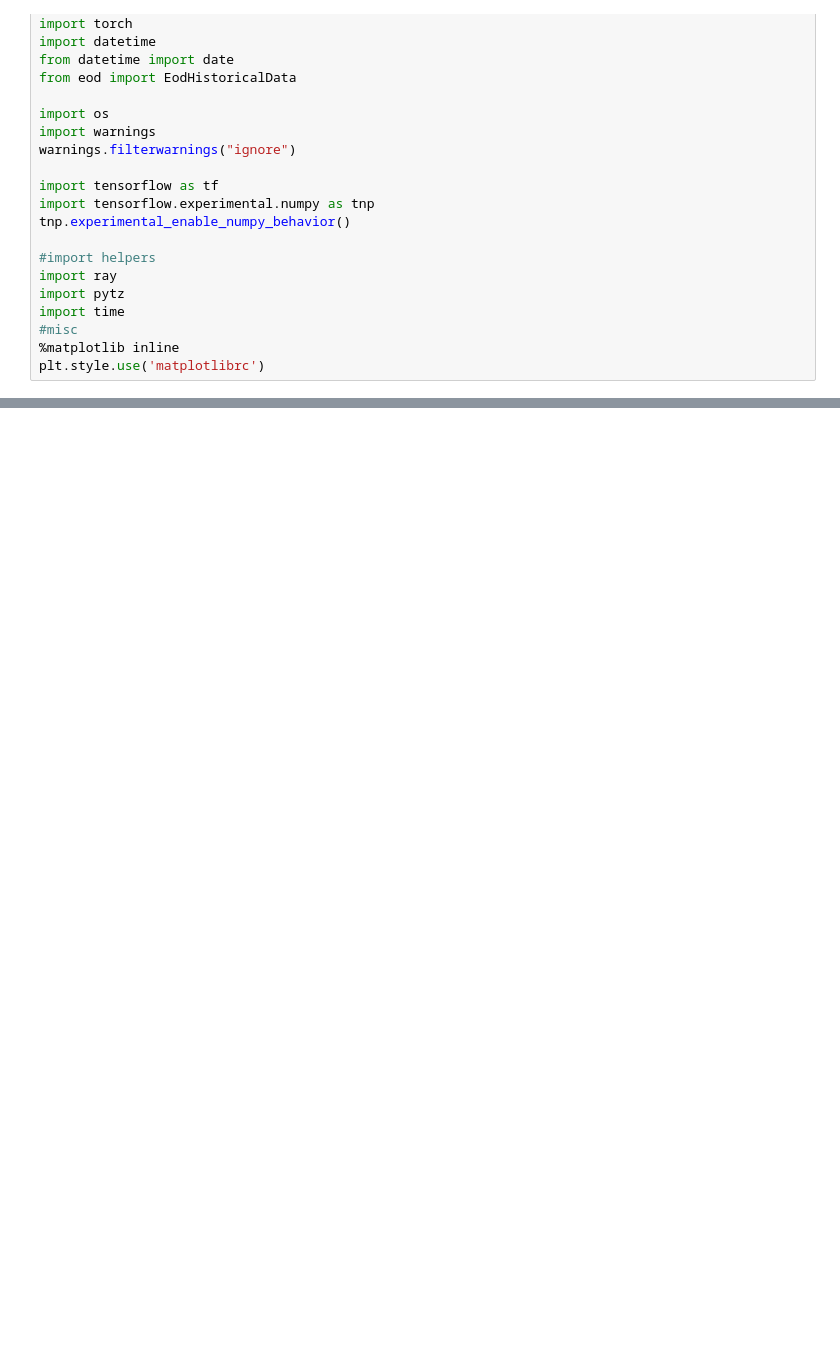
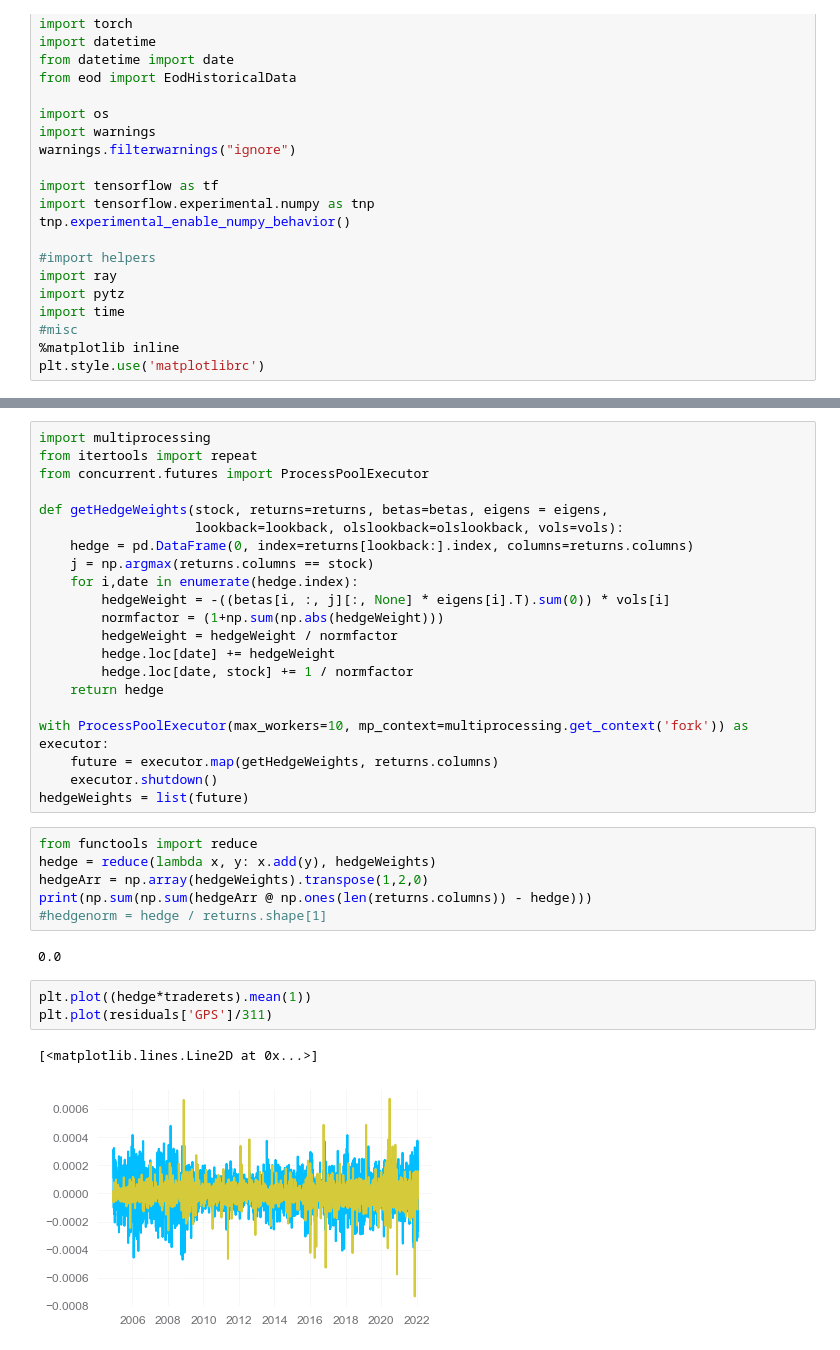
Before and after one commit to genPerms/dlsa-public, a Jupyter notebook: cnnTransTestbed.ipynb, the cells around one changed output, grey strips where cells are left out. Cells and saved outputs as stored; diff of their text form; blank space fills up the shorter version.

```diff
--- a/cnnTransTestbed.ipynb
+++ b/cnnTransTestbed.ipynb
@@ -68,0 +349,35 @@ plt.style.use('matplotlibrc')
+# %%
+import multiprocessing
+from itertools import repeat
+from concurrent.futures import ProcessPoolExecutor
+
+def getHedgeWeights(stock, returns=returns, betas=betas, eigens = eigens,
+                    lookback=lookback, olslookback=olslookback, vols=vols):
+    hedge = pd.DataFrame(0, index=returns[lookback:].index, columns=returns.columns)
+    j = np.argmax(returns.columns == stock)
+    for i,date in enumerate(hedge.index):
+        hedgeWeight = -((betas[i, :, j][:, None] * eigens[i].T).sum(0)) * vols[i]
+        normfactor = (1+np.sum(np.abs(hedgeWeight)))
+        hedgeWeight = hedgeWeight / normfactor
+        hedge.loc[date] += hedgeWeight
+        hedge.loc[date, stock] += 1 / normfactor
+    return hedge
+
+with ProcessPoolExecutor(max_workers=10, mp_context=multiprocessing.get_context('fork')) as executor:
+    future = executor.map(getHedgeWeights, returns.columns)
+    executor.shutdown()
+hedgeWeights = list(future)
+# %%
+from functools import reduce
+hedge = reduce(lambda x, y: x.add(y), hedgeWeights)
+hedgeArr = np.array(hedgeWeights).transpose(1,2,0)
+print(np.sum(np.sum(hedgeArr @ np.ones(len(returns.columns)) - hedge)))
+#hedgenorm = hedge / returns.shape[1]
+# %% [output]
+0.0
+# %%
+plt.plot((hedge*traderets).mean(1))
+plt.plot(residuals['GPS']/311)
+# %% [output]
+[<matplotlib.lines.Line2D at 0x...>]
+[figure, added]
```
Also changed, not shown: parts of 50 cells of this notebook, 35 other files.
